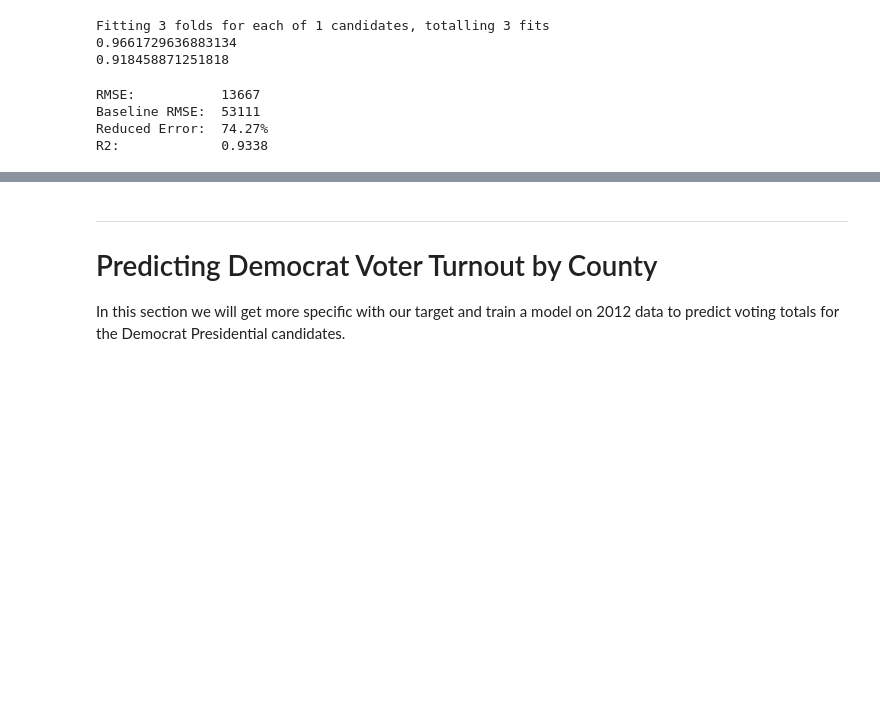
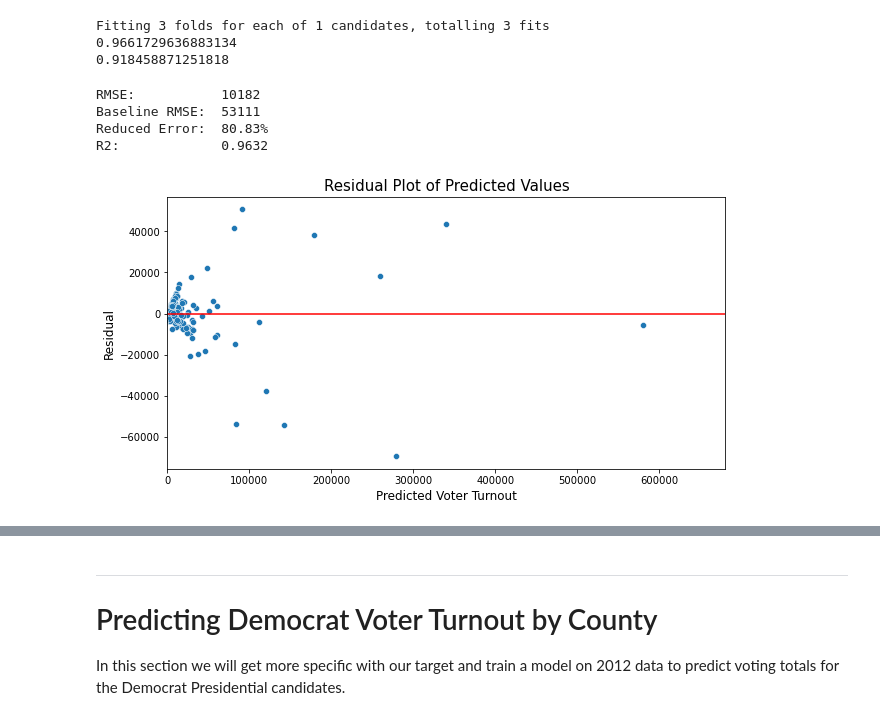
Before and after one commit to yae-sushi/Texas-General-Election-Preds, a Jupyter notebook: Modeling.ipynb, the cells around one changed output, grey strips where cells are left out. Cells and saved outputs as stored; diff of their text form; code cells hidden in the pictures; blank space fills up the shorter version.

```diff
--- a/Modeling.ipynb
+++ b/Modeling.ipynb
@@ -122,6 +140,13 @@ def display_metrics(df, X, cols, target, est):
     print('Baseline RMSE: ', round(baseline_mse))
     print('Reduced Error: ', str(round(reduced_error, 2)) + '%')
     print('R2:            ', round(score,4))
+    plt.figure(figsize=(10, 5))
+    sns.scatterplot(x = preds, y = preds-y)
+    plt.xlabel('Predicted Voter Turnout', fontsize = 12)
+    plt.ylabel('Residual', fontsize = 12)
+    plt.title('Residual Plot of Predicted Values', fontsize = 15)
+    plt.hlines(y = 0, color = 'r', xmin = -10, xmax = max(preds)+1000000)
+    plt.xlim((0, max(preds)+100000));
 # %%
 display_metrics(df, X, cols_2012, '2012_voted_num', el)
 # %% [output]
@@ -175,10 +208,11 @@ Fitting 3 folds for each of 1 candidates, totalling 3 fits
 0.9661729636883134
 0.918458871251818
 # %%
-display_metrics(df, X, cols_2012, '2012_rep_vote_count', gs)
+display_metrics(df, X, cols_2012, '2012_rep_vote_count', gs_r)
 # %% [output]
-RMSE:           13667
+RMSE:           10182
 Baseline RMSE:  53111
-Reduced Error:  74.27%
-R2:             0.9338
+Reduced Error:  80.83%
+R2:             0.9632
+[figure, added]
 # %%
```
Also changed, not shown: parts of 26 cells of this notebook, 2 other files.
